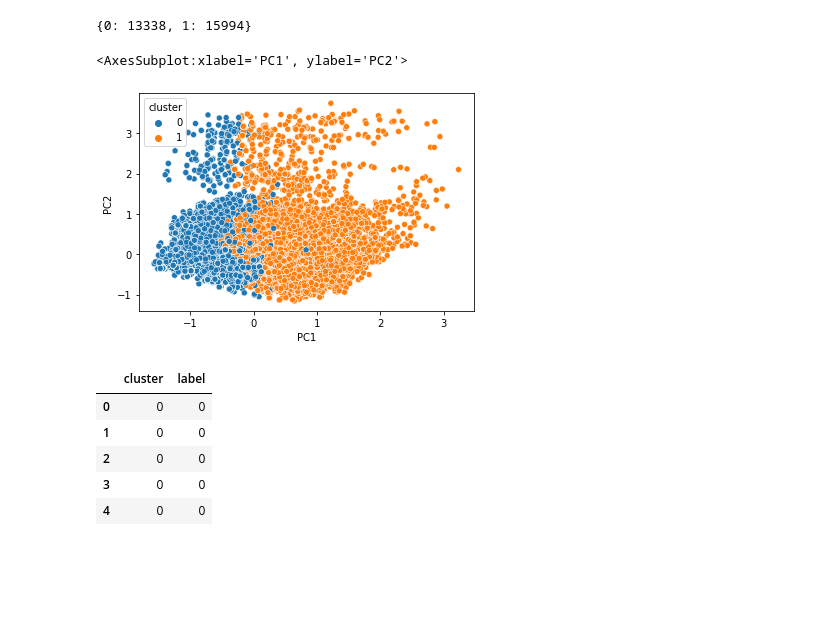
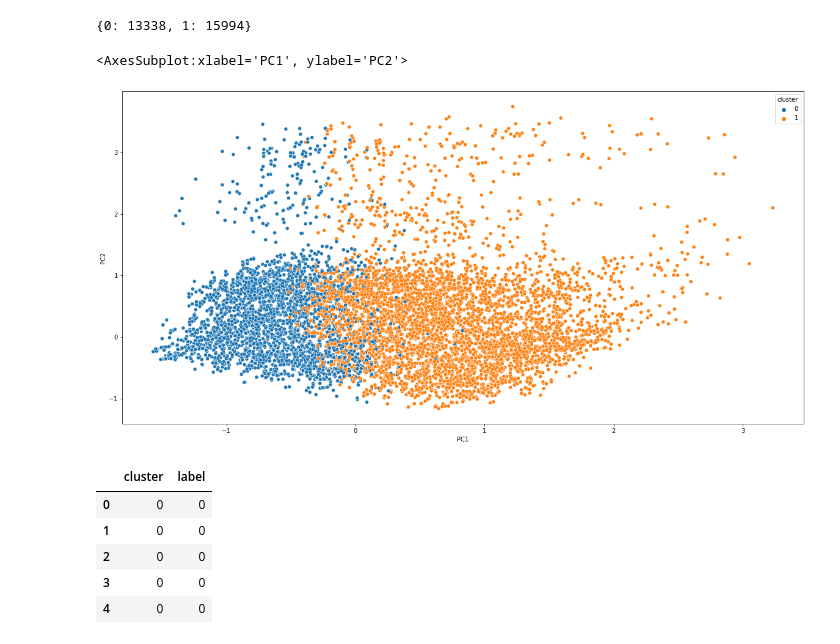
Before and after one commit to KapilM26/ELG5255_Project, a Jupyter notebook: clustering.ipynb, the cells around one changed output. Saved outputs shown, nothing was run; the diff lists cells and outputs as text; code cells hidden in the pictures; blank space fills up the shorter version.

Commit message:
Format some clustering

```diff
--- a/clustering.ipynb
+++ b/clustering.ipynb
@@ -15,17 +12,3 @@ X = df.drop('Result', axis=1)
 label = df['Result']
 # %% [markdown]
 # KModes
-# %%
-# Elbow curve to find optimal K
-from tqdm import tqdm
-cost = []
-for num_clusters in tqdm(range(1,10)):
-    kmode = KModes(n_clusters=num_clusters, init="random", n_init=1, random_state=69)
-    kmode.fit_predict(X)
-    cost.append(kmode.cost_)
-
-plt.plot(range(1,10), cost, 'bx-')
-plt.xlabel('No. of clusters')
-plt.ylabel('Cost')
-plt.title('Elbow Method For Optimal k')
-plt.show()
@@ -48,10 +29,11 @@ pca_data = pd.DataFrame(pca.fit_transform(X),columns=['PC1','PC2'])
 # %%
 pca_data['cluster'] = pd.Categorical(kmode.labels_)
 # %%
+fig = plt.figure(figsize=(20,10))
 sns.scatterplot(x="PC1",y="PC2",hue="cluster",data=pca_data)
 # %% [output]
 <AxesSubplot:xlabel='PC1', ylabel='PC2'>
-[figure, old version]
+[figure, new version]
 # %%
 cluster_vs_label_df = pd.DataFrame({'cluster':cluster_labels, 'label':label})
 cluster_vs_label_df.head()
```
Also changed, not shown: parts of 5 cells of this notebook, 1 other file.
